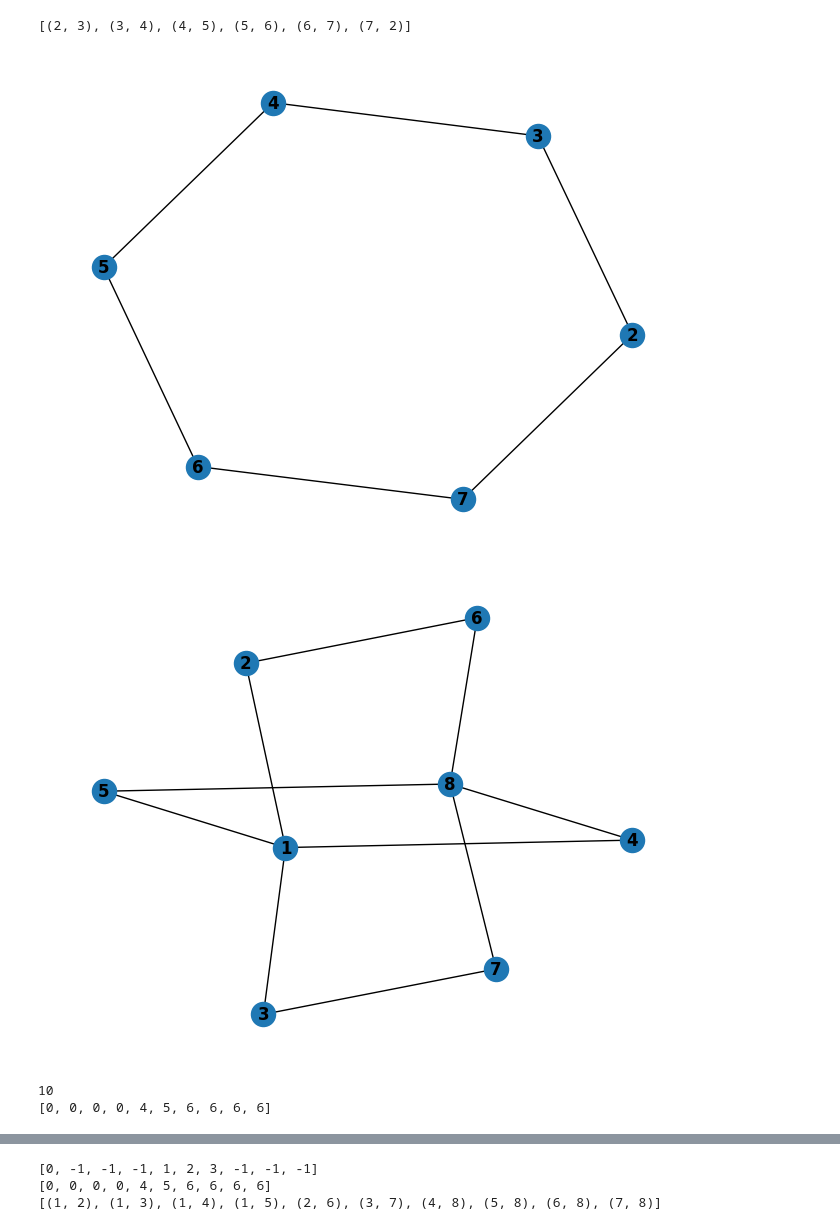
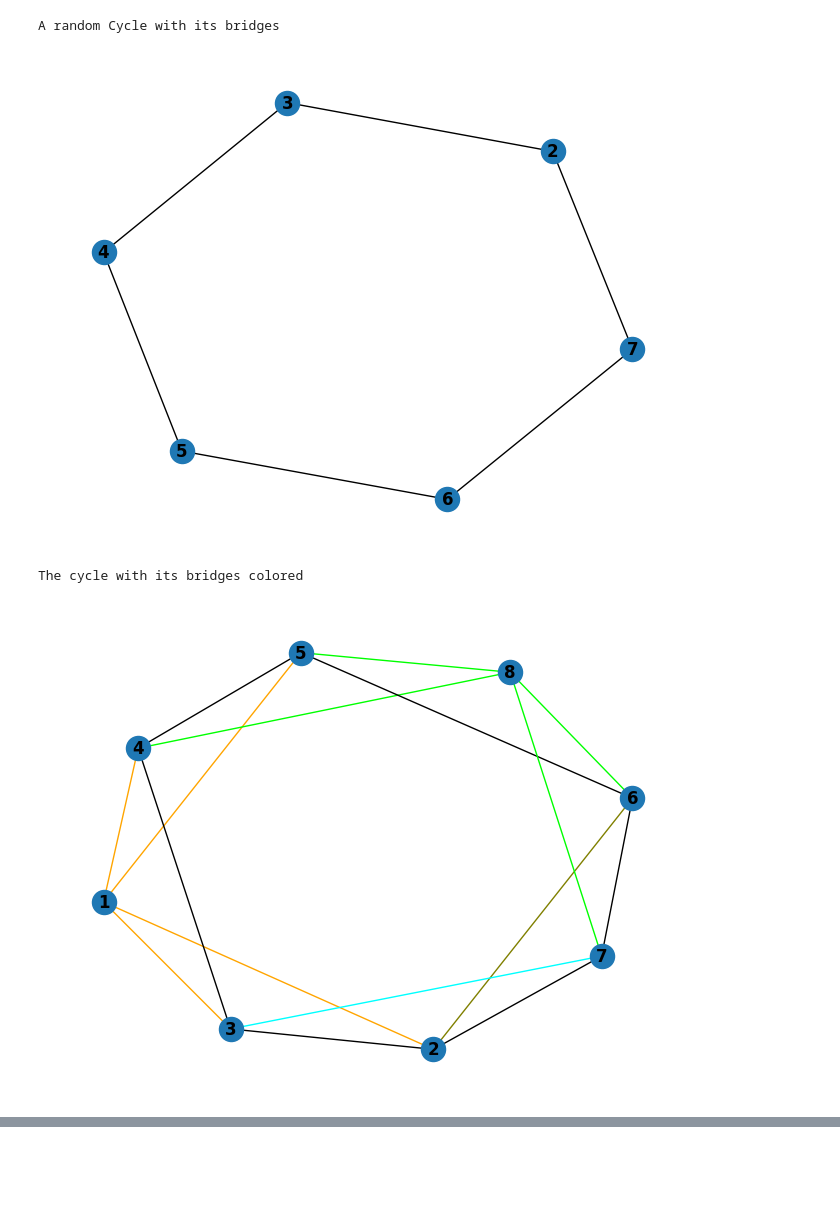
Before and after one commit to Kreyparion/Planar-Graphs, a Jupyter notebook: check-planar-graph.ipynb, the cells around one changed output, grey strips where cells are left out. Saved outputs shown, nothing was run; the diff lists cells and outputs as text; code cells hidden in the pictures; blank space fills up the shorter version.

Commit message:
code for bridges

```diff
--- a/check-planar-graph.ipynb
+++ b/check-planar-graph.ipynb
@@ -8,6 +8,7 @@ import numpy as np
 G = nx.Graph()
 G.add_nodes_from([1, 2, 3, 4, 5, 6, 7, 8])
 G.add_edges_from([(1, 2), (2, 3), (3, 4), (4, 5), (5, 6), (6, 7), (7, 8), (1, 3), (1, 4), (1, 5), (2, 6), (2, 7), (3, 7), (4, 8), (5, 8), (6, 8)])
+print("Initial Graph")
 nx.draw(G, with_labels=True, font_weight='bold')
 plt.show()
 
@@ -17,12 +18,13 @@ plt.show()
 
 cycle = nx.find_cycle(G)
 cycle = [(2, 3), (3, 4), (4, 5), (5, 6), (6, 7), (7, 2)]
-print(cycle)
 
 # graph with the cycle
 C = nx.Graph()
 for edge in cycle:
     C.add_edge(edge[0], edge[1])
+
+print("A random Cycle with its bridges")
 
 nx.draw(C, with_labels=True, font_weight='bold')
 plt.show()
@@ -32,11 +34,10 @@ G_delete = G.copy()
 for edge in cycle:
     G_delete.remove_edge(edge[0], edge[1])
 
-nx.draw(G_delete, with_labels=True, font_weight='bold')
-plt.show()
+# nx.draw(G_delete, with_labels=True, font_weight='bold')
+# plt.show()
 
 # check if the gaph is empty
-print(G_delete.number_of_edges())
 
 # determine all bridges in the graph
 bridges = []
@@ -73,7 +74,6 @@ for vertex in C.nodes():
                 if not_colored:
                     queue.append((edge[1], neighbor))
 
-print(list_of_class)
 # color the edges in the graph G
 colors = ['orange', 'purple', 'brown', 'pink',  'olive', 'cyan', 'lime', 'teal', 'navy', 'aquamarine', 'gold', 'indigo', 'ivory', 'khaki', 'lightblue', 'lightgreen', 'lightgrey', 'lightpink', 'lightyellow', 'magenta', 'orange', 'orchid', 'peru', 'plum', 'powderblue', 'rosybrown', 'royalblue', 'saddlebrown', 'salmon', 'seagreen', 'sienna', 'silver', 'skyblue', 'slateblue', 'slategray', 'springgreen', 'steelblue', 'tan', 'thistle', 'tomato', 'turquoise', 'violet', 'wheat', 'yellowgreen']
 colored_G = nx.Graph()
@@ -86,25 +86,7 @@ for edge in G.edges():
 # display the colored graph
 colored_G_edges = colored_G.edges()
 colors = [colored_G[u][v]['color'] for u,v in colored_G_edges]
+print("The cycle with its bridges colored")
 nx.draw(colored_G, with_labels=True, font_weight='bold', edge_color=colors)
 plt.show()
-
-
-translation = [-1 for i in range(len(G_delete_edges))]
-min_index = 0
-for x in list_of_class:
-    if translation[x] == -1:
-        translation[x] = min_index
-        min_index += 1
-
-bridges = [nx.Graph() for i in range(min_index)]
-for edge in G_delete_edges:
-    bridges[translation[list_of_class[G_delete_edges.index(edge)]]].add_edge(edge[0], edge[1])
-
-completed_G = C.copy()
-
-
-print(translation)
-print(list_of_class)
-print(G_delete_edges)
 # %% [output]
@@ -112,5 +95,4 @@ print(G_delete_edges)
-[(2, 3), (3, 4), (4, 5), (5, 6), (6, 7), (7, 2)]
+A random Cycle with its bridges
-[figure, old version]
+[figure, new version]
+The cycle with its bridges colored
-[figure, old version]
+[figure, new version]
-10
-[0, 0, 0, 0, 4, 5, 6, 6, 6, 6]
@@ -118,3 +98,0 @@ print(G_delete_edges)
-[0, -1, -1, -1, 1, 2, 3, -1, -1, -1]
-[0, 0, 0, 0, 4, 5, 6, 6, 6, 6]
-[(1, 2), (1, 3), (1, 4), (1, 5), (2, 6), (3, 7), (4, 8), (5, 8), (6, 8), (7, 8)]
```
Also changed, not shown: parts of 1 cell of this notebook.
